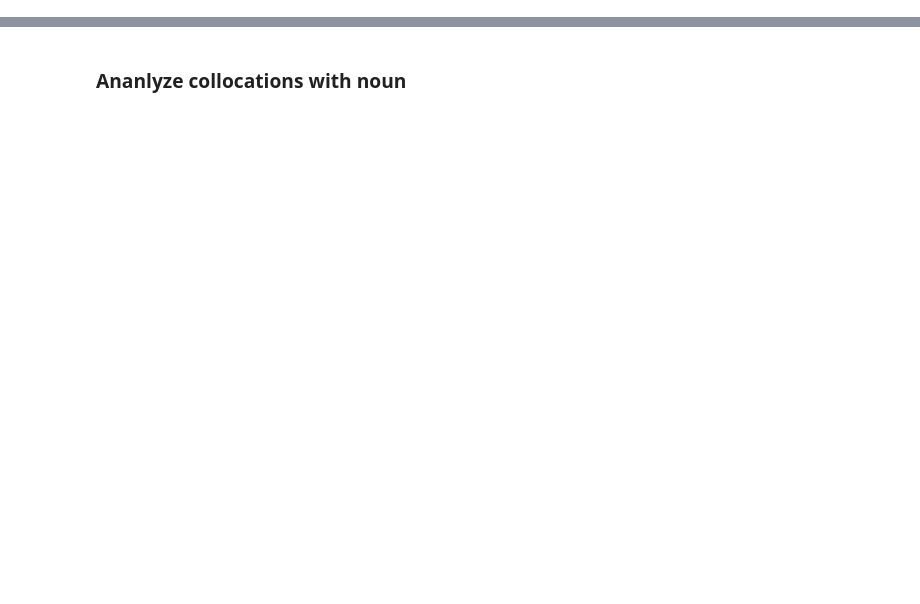
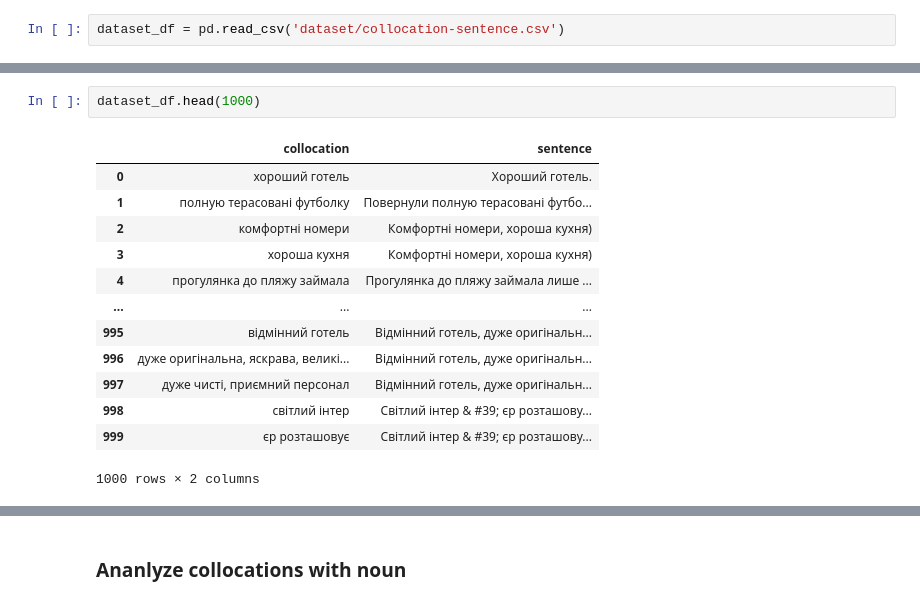
Before and after one commit to DmytroBabenko/insights-from-user-reviews, a Jupyter notebook: analyze-collocations.ipynb, the cells around one changed output, grey strips where cells are left out. Saved outputs shown, nothing was run; the diff lists cells and outputs as text; blank space fills up the shorter version.

```diff
--- a/analyze-collocations.ipynb
+++ b/analyze-collocations.ipynb
@@ -9,0 +26,2 @@ stanza.download('uk')
+# %%
+dataset_df = pd.read_csv('dataset/collocation-sentence.csv')
@@ -9,0 +49,16 @@ stanza.download('uk')
+# %%
+dataset_df.head(1000)
+# %% [output]
+|  | collocation | sentence |
+| 0 | хороший готель | Хороший готель. |
+| 1 | полную терасовані футболку | Повернули полную терасовані футбо... |
+| 2 | комфортні номери | Комфортні номери, хороша кухня) |
+| 3 | хороша кухня | Комфортні номери, хороша кухня) |
+| 4 | прогулянка до пляжу займала | Прогулянка до пляжу займала лише ... |
+| ... | ... | ... |
+| 995 | відмінний готель | Відмінний готель, дуже оригінальн... |
+| 996 | дуже оригінальна, яскрава, великі... | Відмінний готель, дуже оригінальн... |
+| 997 | дуже чисті, приємний персонал | Відмінний готель, дуже оригінальн... |
+| 998 | світлий інтер | Світлий інтер & #39; єр розташову... |
+| 999 | єр розташовує | Світлий інтер & #39; єр розташову... |
+1000 rows × 2 columns
```
Also changed, not shown: parts of 105 cells of this notebook, 8 other files.
